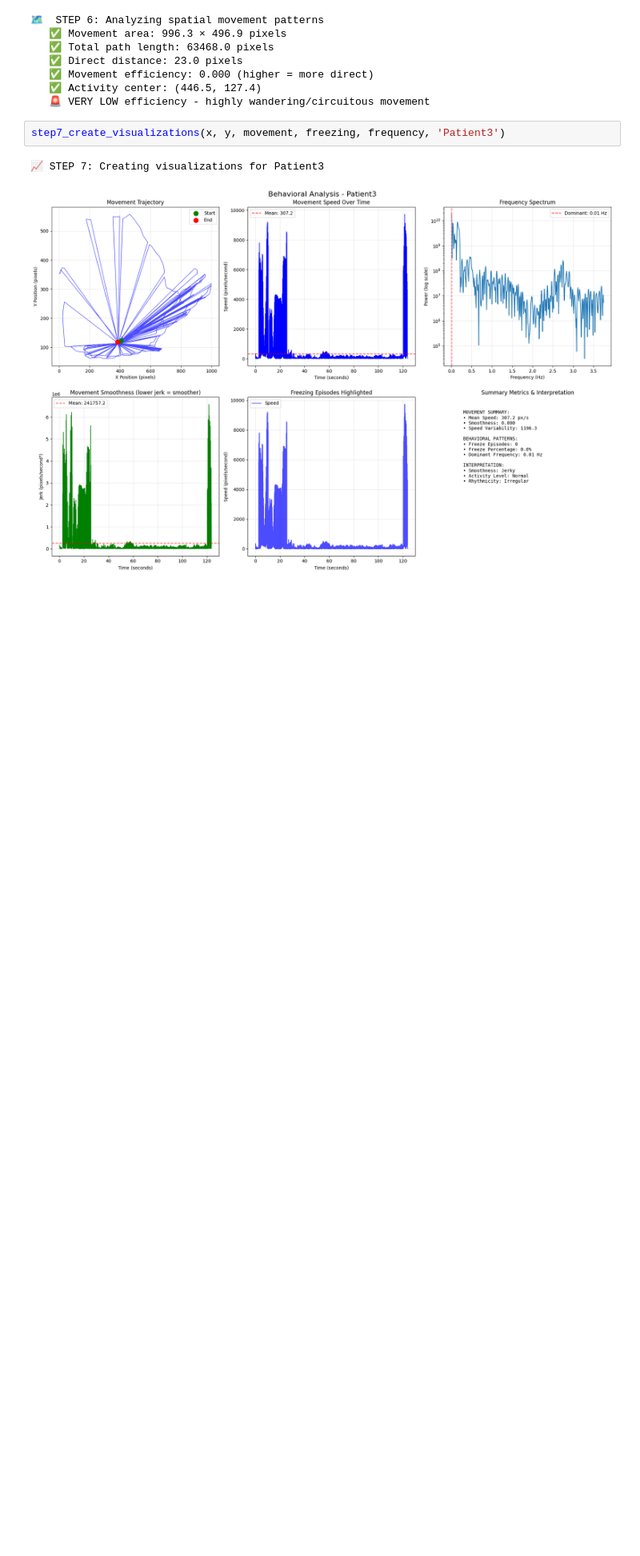
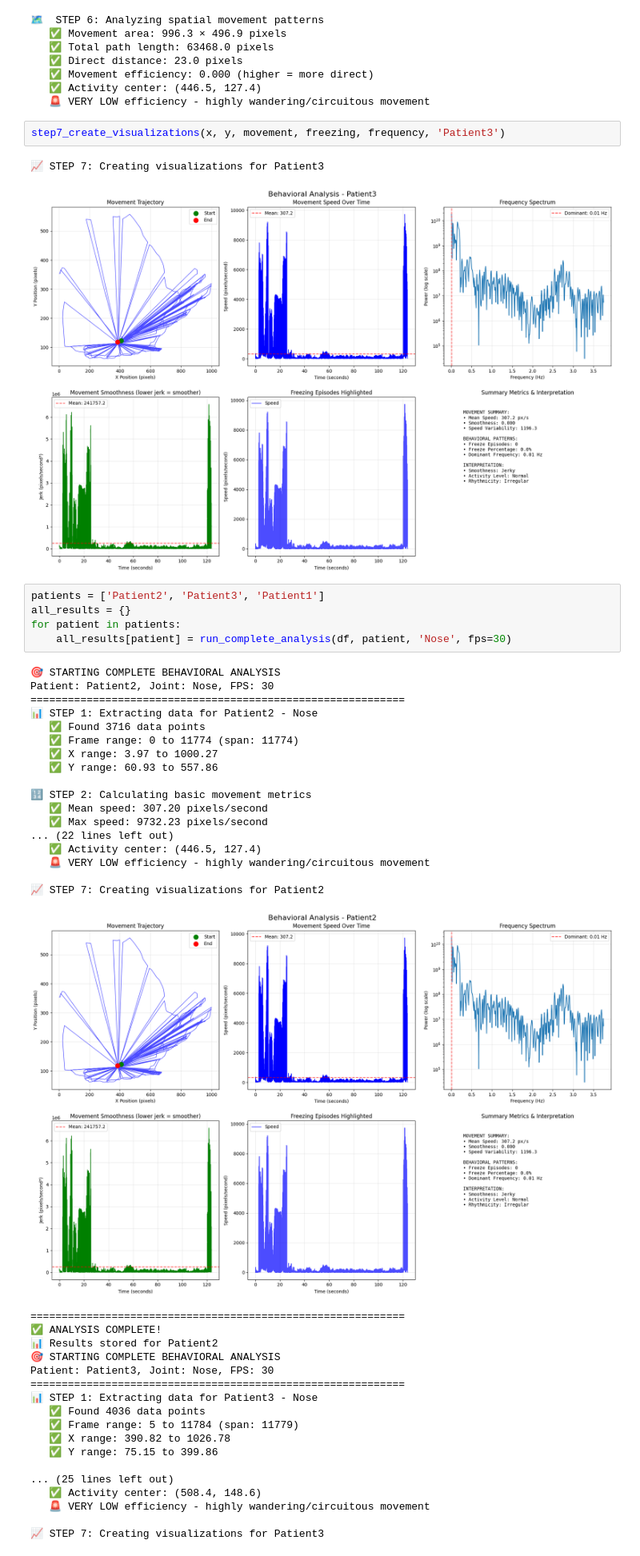
Before and after one commit to LiubovRev/sense_project, a Jupyter notebook: feature_extraction.ipynb, the cells around one changed output. Shown at 80% size. Drawn from its saved outputs; the diff is of its cells as text; blank space fills up the shorter version.

```diff
--- a/feature_extraction.ipynb
+++ b/feature_extraction.ipynb
@@ -1223,3 +819,44 @@ step7_create_visualizations(x, y, movement, freezing, frequency, 'Patient3')
 # %% [output]
 📈 STEP 7: Creating visualizations for Patient3
 [figure]
+# %%
+patients = ['Patient2', 'Patient3', 'Patient1']
+all_results = {}
+for patient in patients:
+    all_results[patient] = run_complete_analysis(df, patient, 'Nose', fps=30)
+# %% [output]
+🎯 STARTING COMPLETE BEHAVIORAL ANALYSIS
+Patient: Patient2, Joint: Nose, FPS: 30
+============================================================
+📊 STEP 1: Extracting data for Patient2 - Nose
+   ✅ Found 3716 data points
+   ✅ Frame range: 0 to 11774 (span: 11774)
+   ✅ X range: 3.97 to 1000.27
+   ✅ Y range: 60.93 to 557.86
+
+🔢 STEP 2: Calculating basic movement metrics
+   ✅ Mean speed: 307.20 pixels/second
+   ✅ Max speed: 9732.23 pixels/second
+... (22 lines left out)
+   ✅ Activity center: (446.5, 127.4)
+   🚨 VERY LOW efficiency - highly wandering/circuitous movement
+
+📈 STEP 7: Creating visualizations for Patient2
+[figure, added]
+============================================================
+✅ ANALYSIS COMPLETE!
+📊 Results stored for Patient2
+🎯 STARTING COMPLETE BEHAVIORAL ANALYSIS
+Patient: Patient3, Joint: Nose, FPS: 30
+============================================================
+📊 STEP 1: Extracting data for Patient3 - Nose
+   ✅ Found 4036 data points
+   ✅ Frame range: 5 to 11784 (span: 11779)
+   ✅ X range: 390.82 to 1026.78
+   ✅ Y range: 75.15 to 399.86
+
+... (25 lines left out)
+   ✅ Activity center: (508.4, 148.6)
+   🚨 VERY LOW efficiency - highly wandering/circuitous movement
+
+📈 STEP 7: Creating visualizations for Patient3
```
Also changed, not shown: parts of 8 cells of this notebook.
